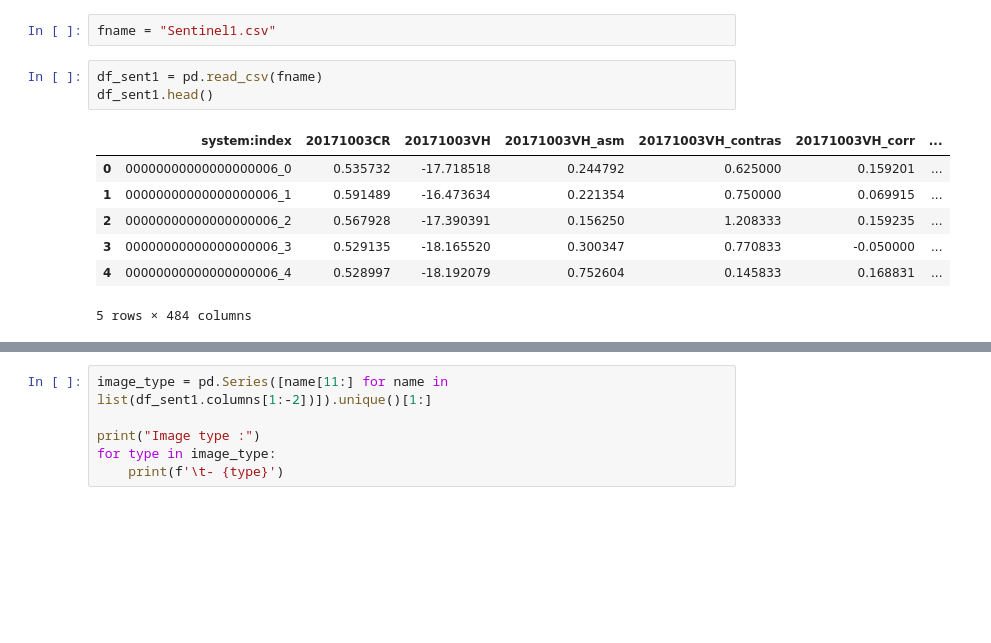
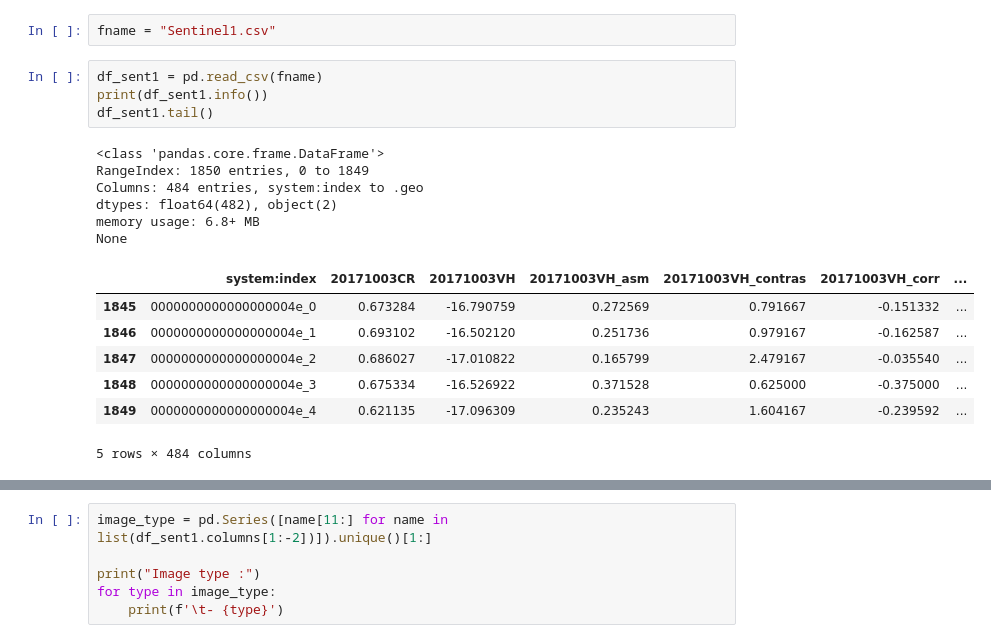
Before and after one commit to MathysVinatier/PMI_detection_TillageLabour, a Jupyter notebook: Datasets/Sentinel1_test.ipynb, the cells around one changed output, grey strips where cells are left out. Cells and saved outputs as stored; diff of their text form; blank space fills up the shorter version.

```diff
--- a/Datasets/Sentinel1_test.ipynb
+++ b/Datasets/Sentinel1_test.ipynb
@@ -8,12 +8,19 @@ sns.set_style("darkgrid")
 fname = "Sentinel1.csv"
 # %%
 df_sent1 = pd.read_csv(fname)
-df_sent1.head()
+print(df_sent1.info())
+df_sent1.tail()
 # %% [output]
+<class 'pandas.core.frame.DataFrame'>
+RangeIndex: 1850 entries, 0 to 1849
+Columns: 484 entries, system:index to .geo
+dtypes: float64(482), object(2)
+memory usage: 6.8+ MB
+None
 |  | system:index | 20171003CR | 20171003VH | 20171003VH_asm | 20171003VH_contras | 20171003VH_corr | ... |
-| 0 | 00000000000000000006_0 | 0.535732 | -17.718518 | 0.244792 | 0.625000 | 0.159201 | ... |
-| 1 | 00000000000000000006_1 | 0.591489 | -16.473634 | 0.221354 | 0.750000 | 0.069915 | ... |
-| 2 | 00000000000000000006_2 | 0.567928 | -17.390391 | 0.156250 | 1.208333 | 0.159235 | ... |
-| 3 | 00000000000000000006_3 | 0.529135 | -18.165520 | 0.300347 | 0.770833 | -0.050000 | ... |
-| 4 | 00000000000000000006_4 | 0.528997 | -18.192079 | 0.752604 | 0.145833 | 0.168831 | ... |
+| 1845 | 0000000000000000004e_0 | 0.673284 | -16.790759 | 0.272569 | 0.791667 | -0.151332 | ... |
+| 1846 | 0000000000000000004e_1 | 0.693102 | -16.502120 | 0.251736 | 0.979167 | -0.162587 | ... |
+| 1847 | 0000000000000000004e_2 | 0.686027 | -17.010822 | 0.165799 | 2.479167 | -0.035540 | ... |
+| 1848 | 0000000000000000004e_3 | 0.675334 | -16.526922 | 0.371528 | 0.625000 | -0.375000 | ... |
+| 1849 | 0000000000000000004e_4 | 0.621135 | -17.096309 | 0.235243 | 1.604167 | -0.239592 | ... |
-5 rows × 484 columns
+5 rows × 484 columns
```
Also changed, not shown: parts of 1 cell of this notebook.
